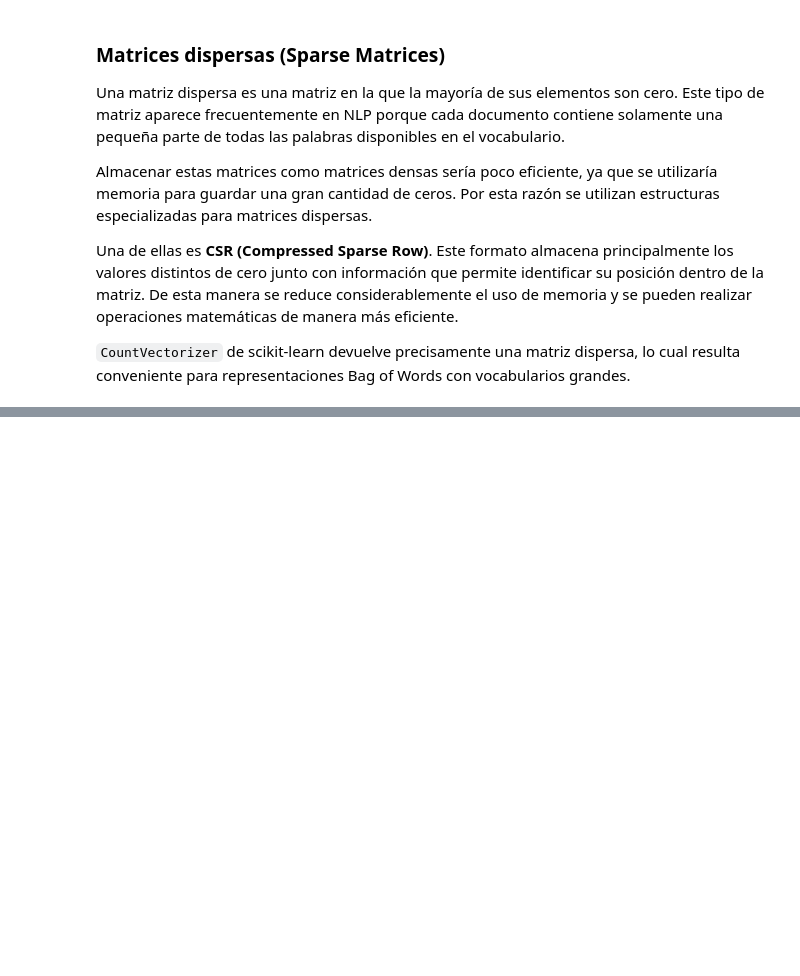
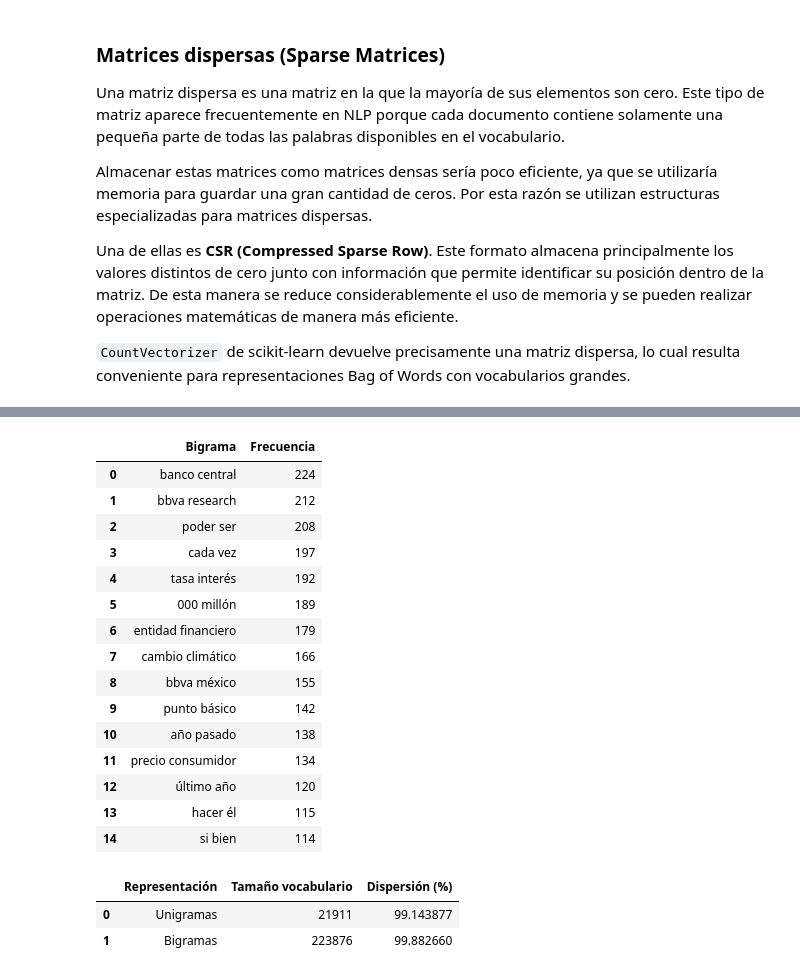
Before and after one commit to Cynthiss/NLP, a Jupyter notebook: lab2_nlp/Lab_2.ipynb, the cells around one changed output, grey strips where cells are left out. Drawn from its saved outputs; the diff is of its cells as text; code cells hidden in the pictures; blank space fills up the shorter version.

Commit message:
Part 3
add unigram and bigram analysis

```diff
--- a/lab2_nlp/Lab_2.ipynb
+++ b/lab2_nlp/Lab_2.ipynb
@@ -737,0 +786,76 @@ Una de ellas es **CSR (Compressed Sparse Row)**. Este formato almacena principal
+# %%
+
+# 15 bigramas más frecuentes del corpus
+
+
+# Sumar la cantidad de veces que aparece cada bigrama
+# en todos los documentos del corpus
+frecuencias_bigramas = np.asarray(
+    X_bigram.sum(axis=0)
+).ravel()
+
+# Crear DataFrame con bigramas y frecuencias
+df_bigramas = pd.DataFrame({
+    "Bigrama": vocab_bigram,
+    "Frecuencia": frecuencias_bigramas
+})
+
+# Ordenar de mayor a menor y seleccionar los 15 más frecuentes
+top15_bigramas = (
+    df_bigramas
+    .sort_values("Frecuencia", ascending=False)
+    .head(15)
+    .reset_index(drop=True)
+)
+
+top15_bigramas
+# %% [output]
+|  | Bigrama | Frecuencia |
+| 0 | banco central | 224 |
+| 1 | bbva research | 212 |
+| 2 | poder ser | 208 |
+| 3 | cada vez | 197 |
+| 4 | tasa interés | 192 |
+| 5 | 000 millón | 189 |
+| 6 | entidad financiero | 179 |
+| 7 | cambio climático | 166 |
+| 8 | bbva méxico | 155 |
+| 9 | punto básico | 142 |
+| 10 | año pasado | 138 |
+| 11 | precio consumidor | 134 |
+| 12 | último año | 120 |
+| 13 | hacer él | 115 |
+| 14 | si bien | 114 |
+# %%
+
+# Comparación de dispersión: unigramas vs. bigramas
+
+
+def calcular_sparsity(matriz):
+    total_celdas = matriz.shape[0] * matriz.shape[1]
+    celdas_no_cero = matriz.nnz
+    celdas_cero = total_celdas - celdas_no_cero
+
+    return (celdas_cero / total_celdas) * 100
+
+
+sparsity_unigram = calcular_sparsity(X_unigram)
+sparsity_bigram = calcular_sparsity(X_bigram)
+
+comparacion_ngramas = pd.DataFrame({
+    "Representación": ["Unigramas", "Bigramas"],
+    "Tamaño vocabulario": [
+        X_unigram.shape[1],
+        X_bigram.shape[1]
+    ],
+    "Dispersión (%)": [
+        sparsity_unigram,
+        sparsity_bigram
+    ]
+})
+
+comparacion_ngramas
+# %% [output]
+|  | Representación | Tamaño vocabulario | Dispersión (%) |
+| 0 | Unigramas | 21911 | 99.143877 |
+| 1 | Bigramas | 223876 | 99.882660 |
```
Also changed, not shown: parts of 5 cells of this notebook.
